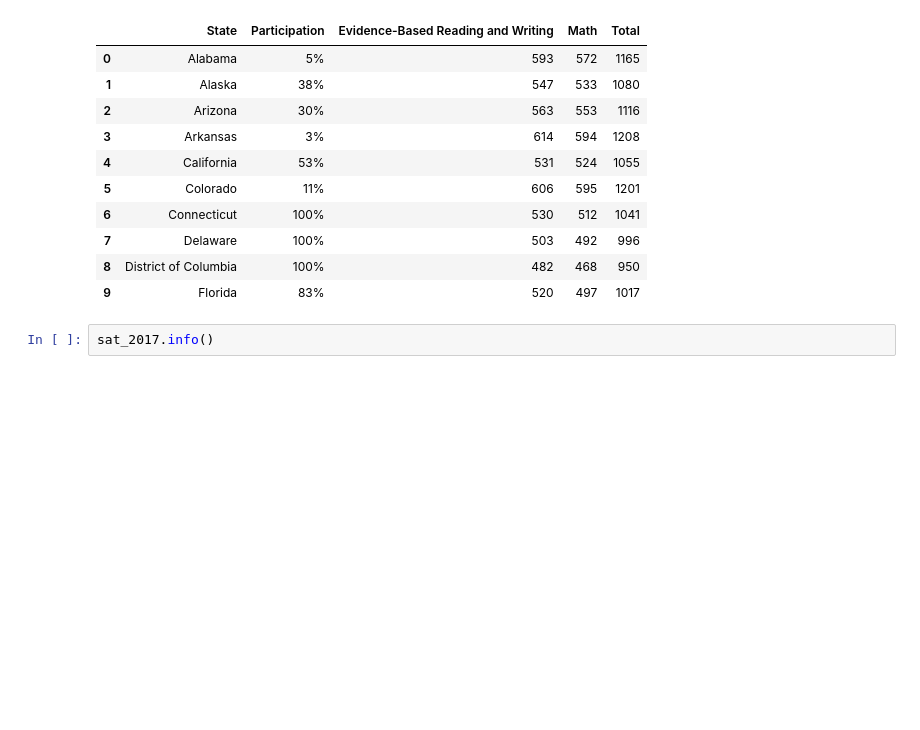
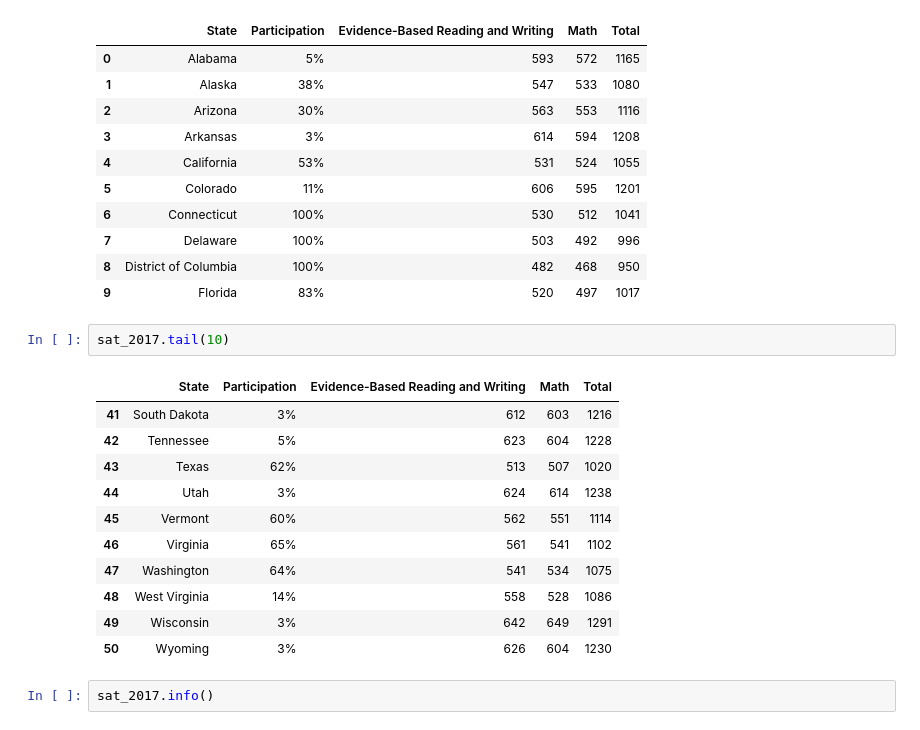
Before and after one commit to patruq/act-sat-performance, a Jupyter notebook: code/starter-code.ipynb, the cells around one changed output. Saved outputs shown, nothing was run; the diff lists cells and outputs as text; blank space fills up the shorter version.

```diff
--- a/code/starter-code.ipynb
+++ b/code/starter-code.ipynb
@@ -57,6 +61,20 @@ sat_2017.head(10)
 | 7 | Delaware | 100% | 503 | 492 | 996 |
 | 8 | District of Columbia | 100% | 482 | 468 | 950 |
 | 9 | Florida | 83% | 520 | 497 | 1017 |
+# %%
+sat_2017.tail(10)
+# %% [output]
+|  | State | Participation | Evidence-Based Reading and Writing | Math | Total |
+| 41 | South Dakota | 3% | 612 | 603 | 1216 |
+| 42 | Tennessee | 5% | 623 | 604 | 1228 |
+| 43 | Texas | 62% | 513 | 507 | 1020 |
+| 44 | Utah | 3% | 624 | 614 | 1238 |
+| 45 | Vermont | 60% | 562 | 551 | 1114 |
+| 46 | Virginia | 65% | 561 | 541 | 1102 |
+| 47 | Washington | 64% | 541 | 534 | 1075 |
+| 48 | West Virginia | 14% | 558 | 528 | 1086 |
+| 49 | Wisconsin | 3% | 642 | 649 | 1291 |
+| 50 | Wyoming | 3% | 626 | 604 | 1230 |
 # %%
 sat_2017.info()
 # %% [output]
```
Also changed, not shown: parts of 15 cells of this notebook.
